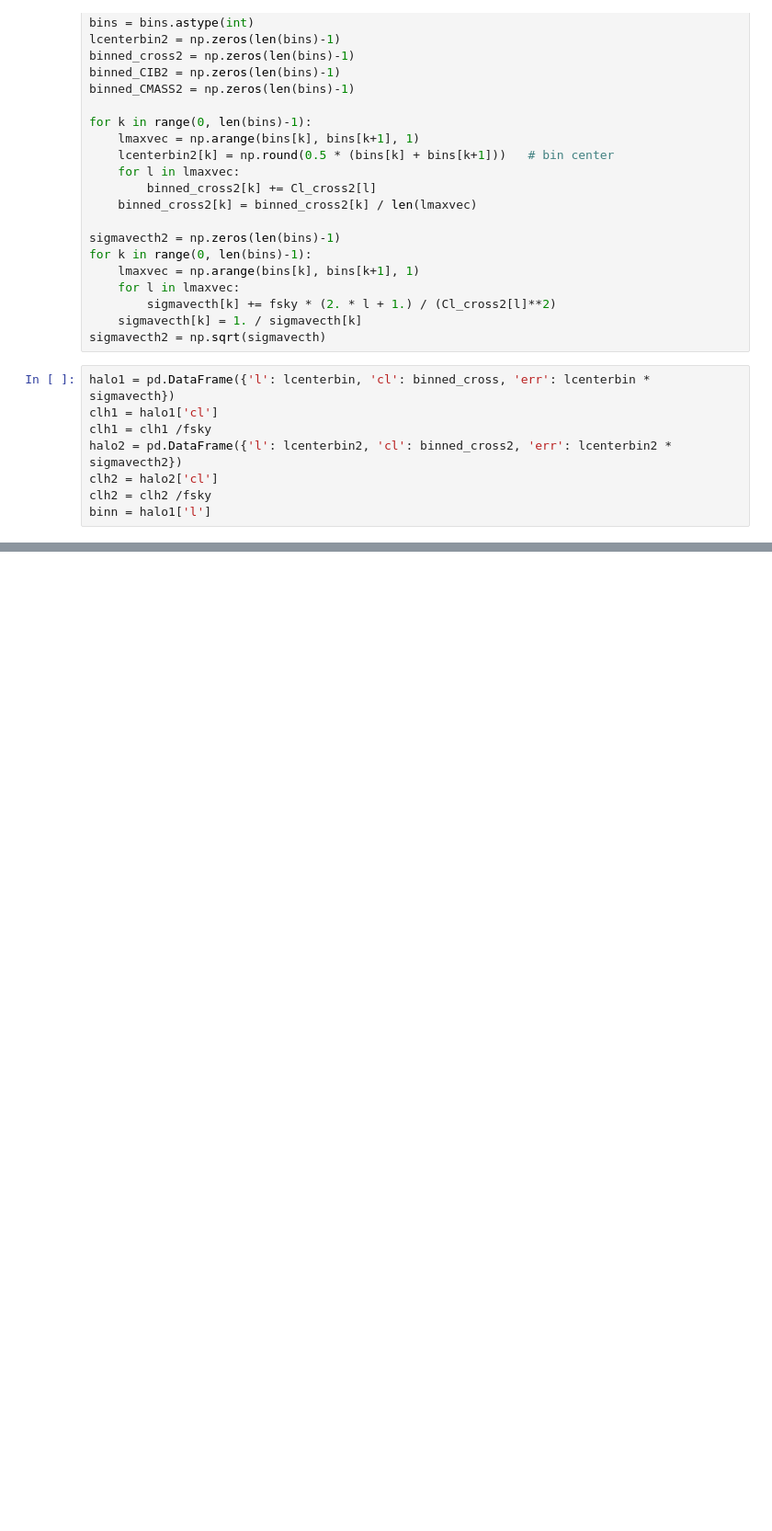
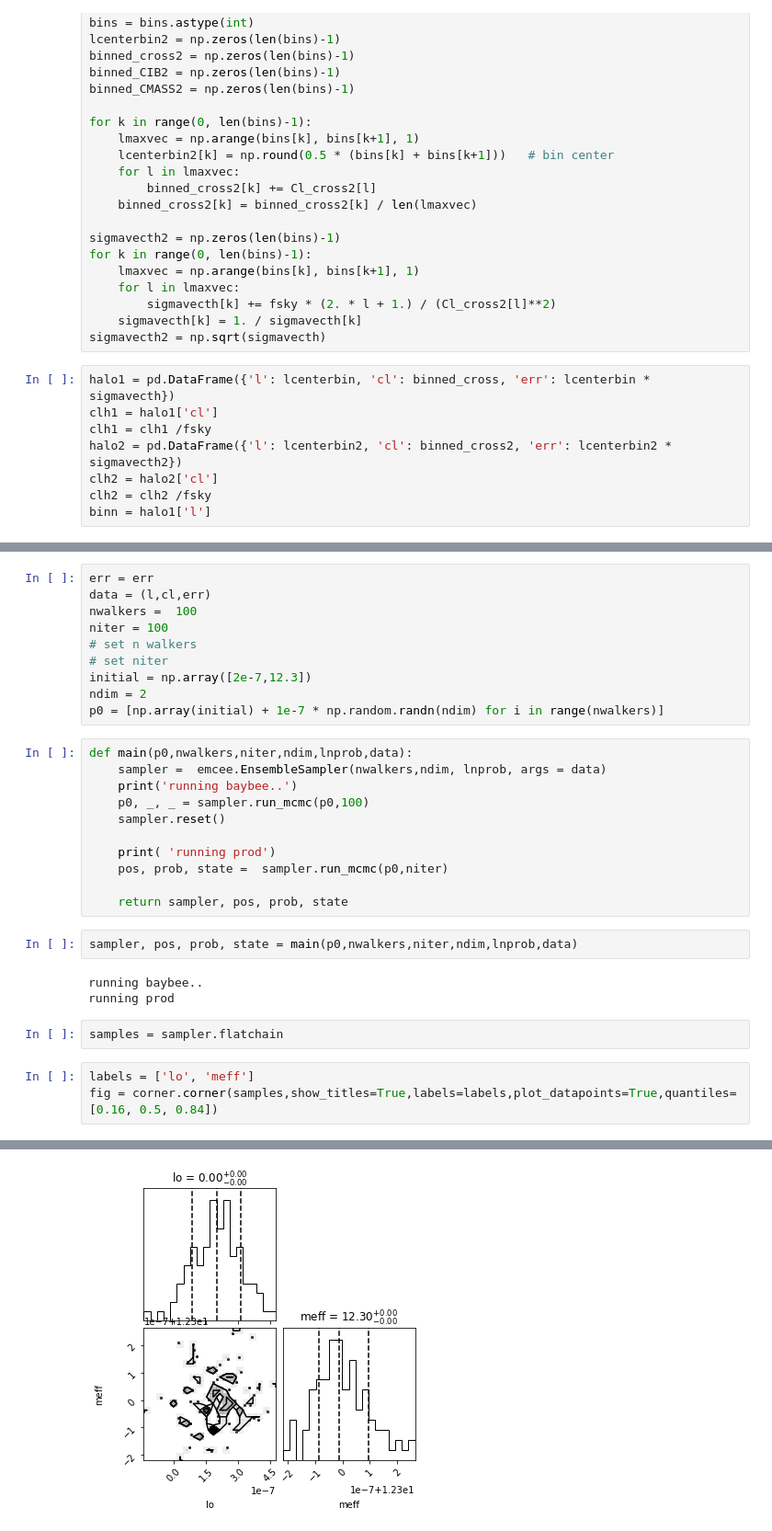
Before and after one commit to sbrriver/cibcmasscross, a Jupyter notebook: notebooks/cig.ipynb, the cells around one changed output, grey strips where cells are left out. Shown: that part at 92% size. Cells and saved outputs as stored; diff of their text form; blank space fills up the shorter version.

```diff
--- a/notebooks/cig.ipynb
+++ b/notebooks/cig.ipynb
@@ -272,0 +337,32 @@ plt.yscale('log')
+# %%
+err = err
+data = (l,cl,err)
+nwalkers =  100
+niter = 100
+# set n walkers
+# set niter
+initial = np.array([2e-7,12.3])
+ndim = 2
+p0 = [np.array(initial) + 1e-7 * np.random.randn(ndim) for i in range(nwalkers)]
+# %%
+def main(p0,nwalkers,niter,ndim,lnprob,data):
+    sampler =  emcee.EnsembleSampler(nwalkers,ndim, lnprob, args = data)
+    print('running baybee..')
+    p0, _, _ = sampler.run_mcmc(p0,100)
+    sampler.reset()
+
+    print( 'running prod')
+    pos, prob, state =  sampler.run_mcmc(p0,niter)
+
+    return sampler, pos, prob, state
+# %%
+sampler, pos, prob, state = main(p0,nwalkers,niter,ndim,lnprob,data)
+# %% [output]
+running baybee..
+running prod
+# %%
+samples = sampler.flatchain
+# %%
+labels = ['lo', 'meff']
+fig = corner.corner(samples,show_titles=True,labels=labels,plot_datapoints=True,quantiles=[0.16, 0.5, 0.84])
+# %% [output]
@@ -272,0 +370 @@ plt.yscale('log')
+[figure, added]
```
Also changed, not shown: parts of 21 cells of this notebook, 1 other file.
